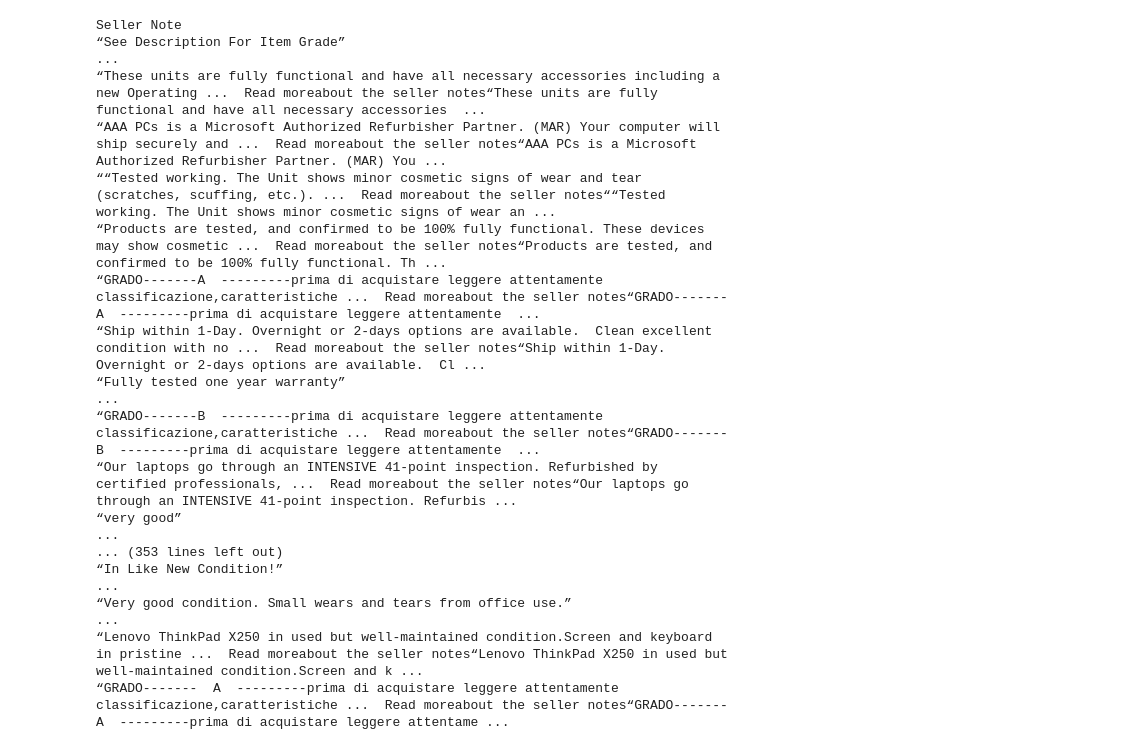
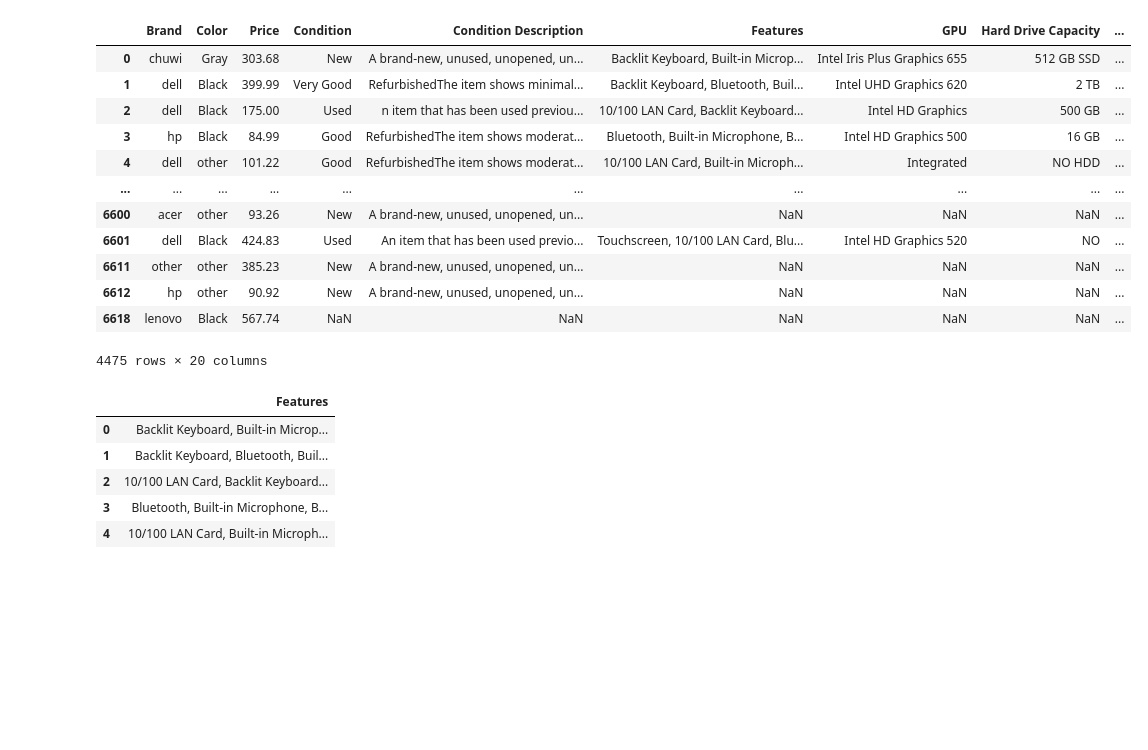
Before and after one commit to bssbrit/laptopsData, a Jupyter notebook: script.ipynb, the cells around one changed output. Cells and saved outputs as stored; diff of their text form; code cells hidden in the pictures; blank space fills up the shorter version.

```diff
--- a/script.ipynb
+++ b/script.ipynb
@@ -70,21 +24,48 @@ Name: Seller Note, dtype: object
-# %%
-#pd.set_option('display.max_rows', None)
-noteData['Seller Note'].value_counts()
-# %% [output]
-Seller Note
-“See Description For Item Grade”                                                                                                                                                                         ...
-“These units are fully functional and have all necessary accessories including a new Operating ...  Read moreabout the seller notes“These units are fully functional and have all necessary accessories  ...
-“AAA PCs is a Microsoft Authorized Refurbisher Partner. (MAR) Your computer will ship securely and ...  Read moreabout the seller notes“AAA PCs is a Microsoft Authorized Refurbisher Partner. (MAR) You ...
-““Tested working. The Unit shows minor cosmetic signs of wear and tear (scratches, scuffing, etc.). ...  Read moreabout the seller notes““Tested working. The Unit shows minor cosmetic signs of wear an ...
-“Products are tested, and confirmed to be 100% fully functional. These devices may show cosmetic ...  Read moreabout the seller notes“Products are tested, and confirmed to be 100% fully functional. Th ...
-“GRADO-------A  ---------prima di acquistare leggere attentamente classificazione,caratteristiche ...  Read moreabout the seller notes“GRADO-------A  ---------prima di acquistare leggere attentamente  ...
-“Ship within 1-Day. Overnight or 2-days options are available.  Clean excellent condition with no ...  Read moreabout the seller notes“Ship within 1-Day. Overnight or 2-days options are available.  Cl ...
-“Fully tested one year warranty”                                                                                                                                                                         ...
-“GRADO-------B  ---------prima di acquistare leggere attentamente classificazione,caratteristiche ...  Read moreabout the seller notes“GRADO-------B  ---------prima di acquistare leggere attentamente  ...
-“Our laptops go through an INTENSIVE 41-point inspection. Refurbished by certified professionals, ...  Read moreabout the seller notes“Our laptops go through an INTENSIVE 41-point inspection. Refurbis ...
-“very good”                                                                                                                                                                                              ...
-... (353 lines left out)
-“In Like New Condition!”                                                                                                                                                                                 ...
-“Very good condition. Small wears and tears from office use.”                                                                                                                                            ...
-“Lenovo ThinkPad X250 in used but well-maintained condition.Screen and keyboard in pristine ...  Read moreabout the seller notes“Lenovo ThinkPad X250 in used but well-maintained condition.Screen and k ...
-“GRADO-------  A  ---------prima di acquistare leggere attentamente classificazione,caratteristiche ...  Read moreabout the seller notes“GRADO-------  A  ---------prima di acquistare leggere attentame ...
+# %%
+colunas = ['Brand',
+ 'Color',
+           'Price',
+ 'Condition',
+ 'Condition Description',
+ 'Features',
+ 'GPU',
+ 'Hard Drive Capacity',
+ 'Maximum Resolution',
+ 'Model',
+ 'OS',
+
+ 'Processor',
+ 'Processor Speed',
+ 'Ram Size',
+ 'Release Year',
+ 'SSD Capacity',
+ 'Screen Size',
+ 'Seller Note',
+ 'Storage Type',
+ 'Type']
+
+noteData[colunas]
+# %% [output]
+|  | Brand | Color | Price | Condition | Condition Description | Features | GPU | Hard Drive Capacity | ... |
+| 0 | chuwi | Gray | 303.68 | New | A brand-new, unused, unopened, un... | Backlit Keyboard, Built-in Microp... | Intel Iris Plus Graphics 655 | 512 GB SSD | ... |
+| 1 | dell | Black | 399.99 | Very Good | RefurbishedThe item shows minimal... | Backlit Keyboard, Bluetooth, Buil... | Intel UHD Graphics 620 | 2 TB | ... |
+| 2 | dell | Black | 175.00 | Used | n item that has been used previou... | 10/100 LAN Card, Backlit Keyboard... | Intel HD Graphics | 500 GB | ... |
+| 3 | hp | Black | 84.99 | Good | RefurbishedThe item shows moderat... | Bluetooth, Built-in Microphone, B... | Intel HD Graphics 500 | 16 GB | ... |
+| 4 | dell | other | 101.22 | Good | RefurbishedThe item shows moderat... | 10/100 LAN Card, Built-in Microph... | Integrated | NO HDD | ... |
+| ... | ... | ... | ... | ... | ... | ... | ... | ... | ... |
+| 6600 | acer | other | 93.26 | New | A brand-new, unused, unopened, un... | NaN | NaN | NaN | ... |
+| 6601 | dell | Black | 424.83 | Used | An item that has been used previo... | Touchscreen, 10/100 LAN Card, Blu... | Intel HD Graphics 520 | NO | ... |
+| 6611 | other | other | 385.23 | New | A brand-new, unused, unopened, un... | NaN | NaN | NaN | ... |
+| 6612 | hp | other | 90.92 | New | A brand-new, unused, unopened, un... | NaN | NaN | NaN | ... |
+| 6618 | lenovo | Black | 567.74 | NaN | NaN | NaN | NaN | NaN | ... |
+4475 rows × 20 columns
+# %%
+#pd.set_option('display.max_colwidth', 1)
+noteData[['Features']].head()
+# %% [output]
+|  | Features |
+| 0 | Backlit Keyboard, Built-in Microp... |
+| 1 | Backlit Keyboard, Bluetooth, Buil... |
+| 2 | 10/100 LAN Card, Backlit Keyboard... |
+| 3 | Bluetooth, Built-in Microphone, B... |
+| 4 | 10/100 LAN Card, Built-in Microph... |
```
Also changed, not shown: parts of 13 cells of this notebook.
